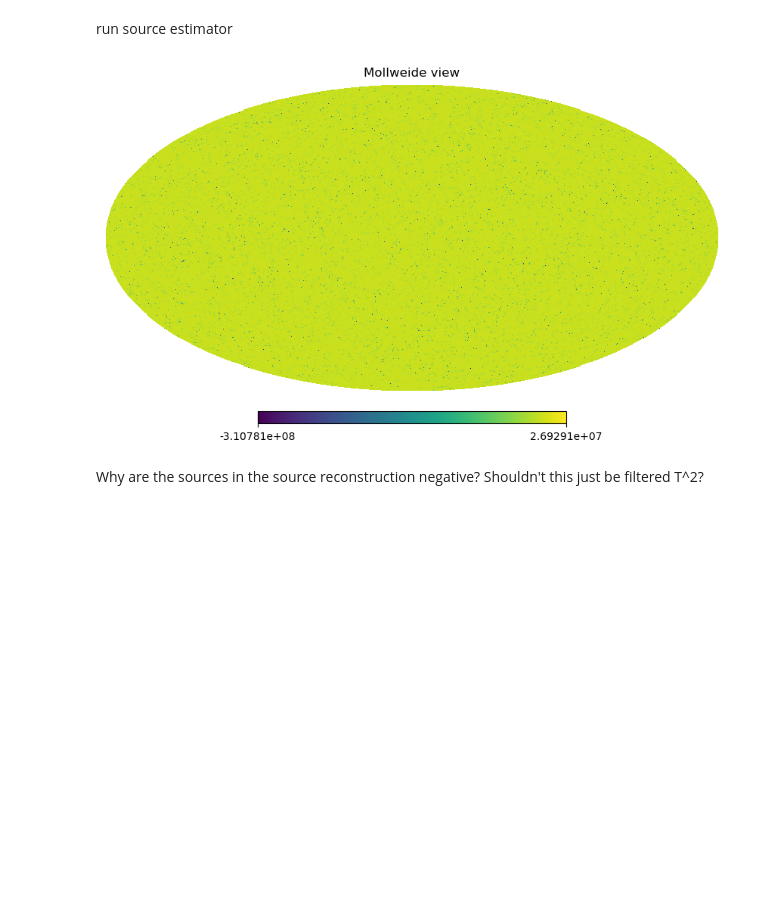
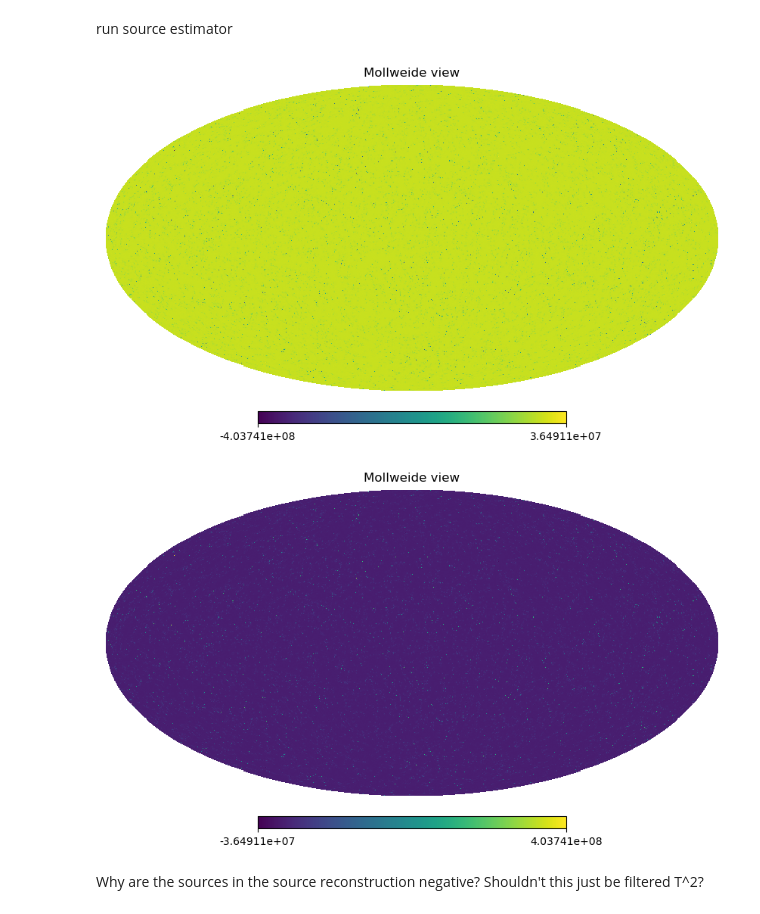
Before and after one commit to simonsobs/fgbias, a Jupyter notebook: examples/bh_test.ipynb, the cells around one changed output. Saved outputs shown, nothing was run; the diff lists cells and outputs as text; code cells hidden in the pictures; blank space fills up the shorter version.

```diff
--- a/examples/bh_test.ipynb
+++ b/examples/bh_test.ipynb
@@ -80,0 +75,4 @@ phi_nonorm = qe.qe_all(px, ucls, mlmax,
+# %%
+px_hp = qe.pixelization(nside=2048)
+shape, wcs = enmap.fullsky_geometry(res=np.radians(1. / 60.0))
+px_car = qe.pixelization(shape, wcs)
@@ -81,14 +108,18 @@ phi_nonorm = qe.qe_all(px, ucls, mlmax,
 # %% [markdown]
 run source estimator
 # %%
-src_nonorm = qe.qe_source(px, mlmax, fg_alm_filtered,
+src_hp_nonorm = qe.qe_source(px_hp, mlmax, fg_alm_filtered,
                           xfTalm=fg_alm_filtered)
+src_car_nonorm = qe.qe_source(px_car, mlmax, fg_alm_filtered,
+                          xfTalm=fg_alm_filtered)
 # %%
 %matplotlib inline
 
-hp.mollview(hp.alm2map(src_nonorm, nside=1024))
+hp.mollview(hp.alm2map(src_hp_nonorm, nside=1024))
+hp.mollview(hp.alm2map(src_car_nonorm.astype(np.complex128), nside=1024))
 # %% [output]
-[figure, old version]
+[figure, new version]
+[figure, added]
 # %% [markdown]
 Why are the sources in the source reconstruction negative? Shouldn't this just be filtered T^2?
 # %% [markdown]
```
Also changed, not shown: parts of 7 cells of this notebook.
